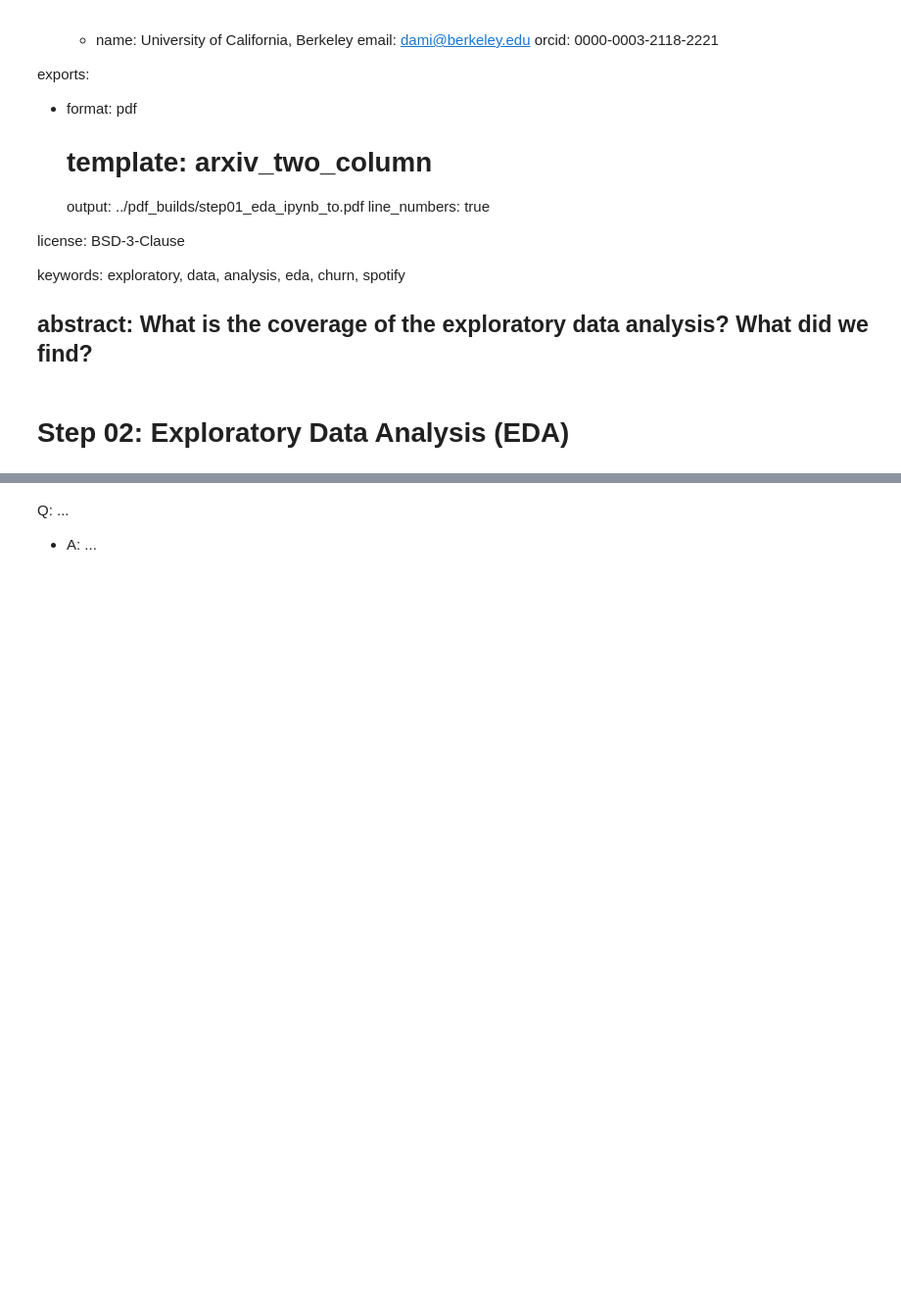
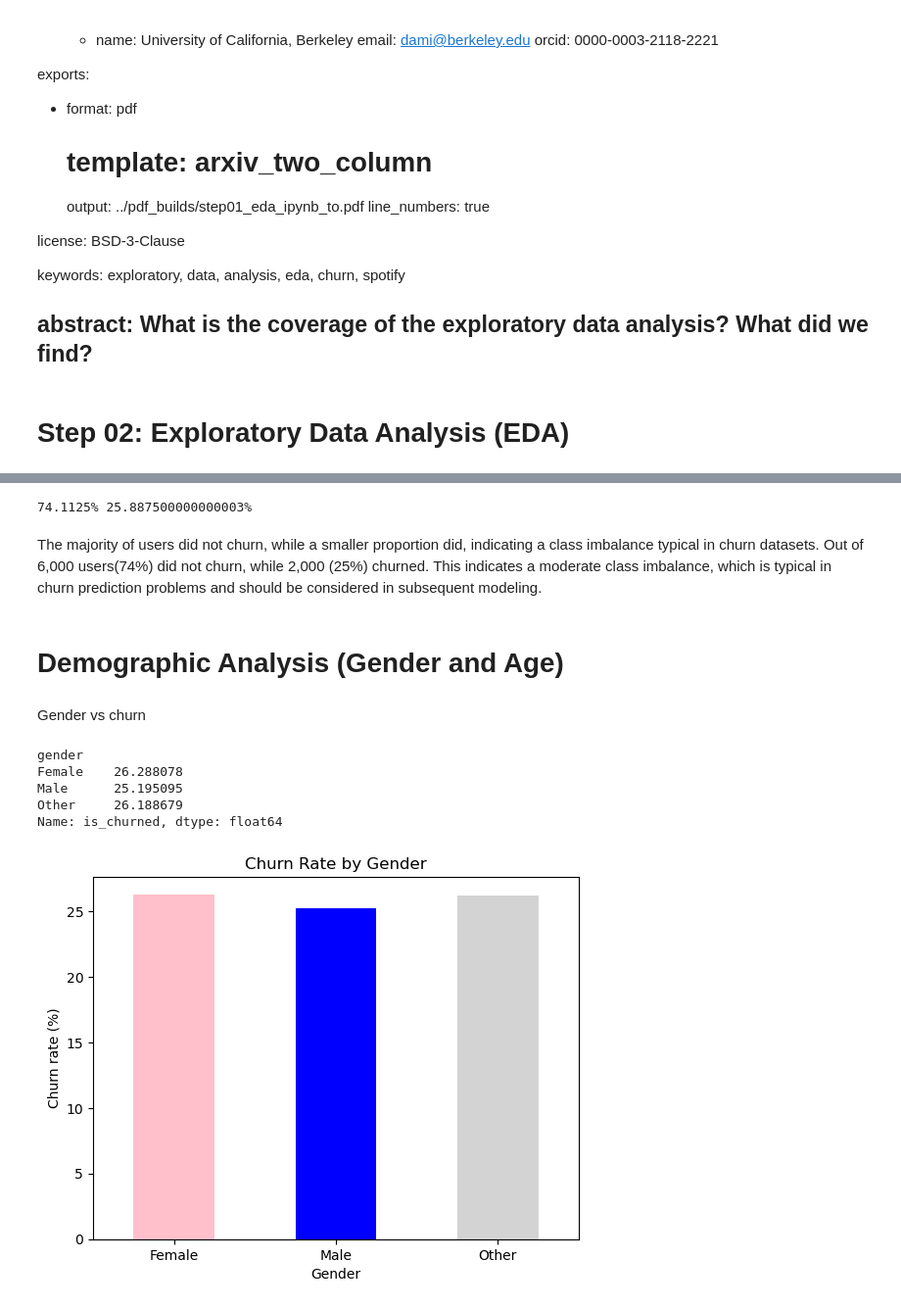
Before and after one commit to UCB-stat-159-f25/final-group08, a Jupyter notebook: notebooks/step02_eda.ipynb, the cells around one changed output, grey strips where cells are left out. Shown: that part at 98% size. Drawn from its saved outputs; the diff is of its cells as text; code cells hidden in the pictures; blank space fills up the shorter version.

```diff
--- a/notebooks/step02_eda.ipynb
+++ b/notebooks/step02_eda.ipynb
@@ -66,3 +85,35 @@ Q: ...
+# %%
+n_total = df["is_churned"].notna().sum()
+n_churn = (df["is_churned"] == 1).sum()
+n_stay = (df["is_churned"] == 0).sum()
+
+p_churn = n_churn / n_total * 100
+p_stay = n_stay / n_total * 100
+print(str(p_stay) + "%", str(p_churn) + "%")
+# %% [output]
+74.1125% 25.887500000000003%
 # %% [markdown]
-Q: ...
-- A: ...
+The majority of users did not churn, while a smaller proportion did, indicating a class imbalance typical in churn datasets. Out of 6,000 users(74%) did not churn, while 2,000 (25%) churned. This indicates a moderate class imbalance, which is typical in churn prediction problems and should be considered in subsequent modeling.
+# %% [markdown]
+# Demographic Analysis (Gender and Age)
+# %% [markdown]
+Gender vs churn
+# %%
+churn_by_gender = df.groupby("gender")["is_churned"].mean() * 100
+churn_by_gender
+# %% [output]
+gender
+Female    26.288078
+Male      25.195095
+Other     26.188679
+Name: is_churned, dtype: float64
+# %%
+#ax = churn_by_gender.plot(kind="bar", color=["pink", "lightgray"])
+churn_by_gender.plot(kind="bar", color = ["pink", "blue", "lightgray"])
+plt.ylabel("Churn rate (%)")
+plt.xlabel("Gender")
+plt.title("Churn Rate by Gender")
+plt.xticks(rotation=0)
+plt.show()
+# %% [output]
+[figure, added]
```
Also changed, not shown: parts of 26 cells of this notebook.
